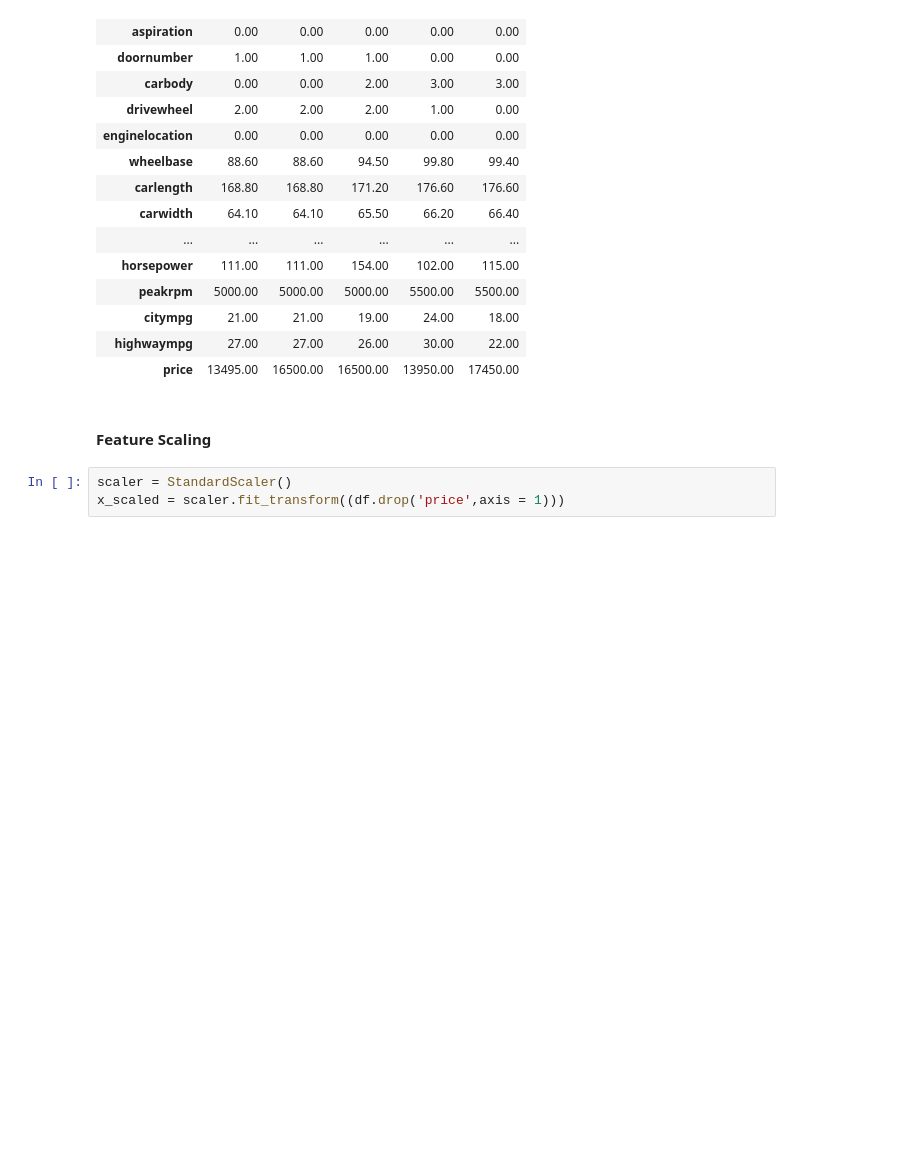
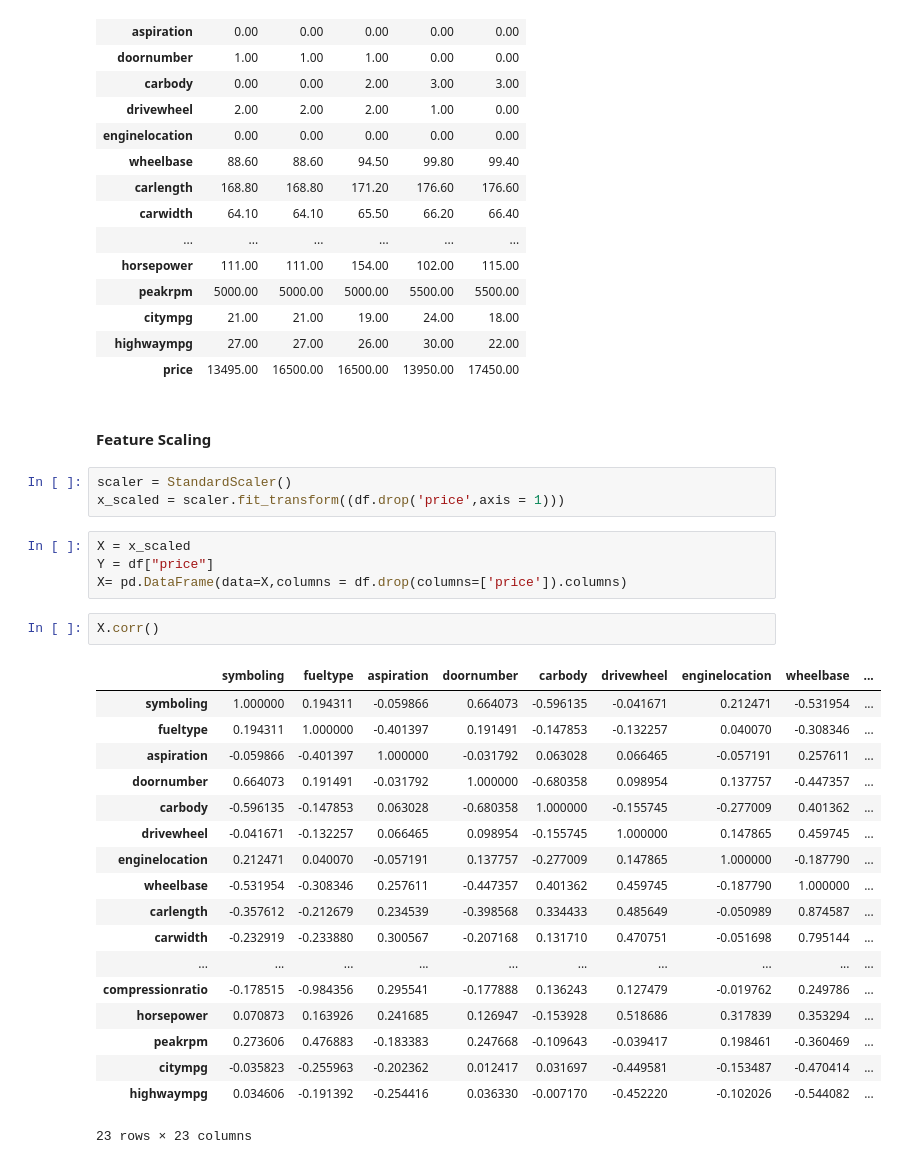
Before and after one commit to Yoyoyamato/scikit-learn, a Jupyter notebook: Supervised/CarPrice_Assignment/CarPrice_analysis.ipynb, the cells around one changed output. Cells and saved outputs as stored; diff of their text form; blank space fills up the shorter version.

```diff
--- a/Supervised/CarPrice_Assignment/CarPrice_analysis.ipynb
+++ b/Supervised/CarPrice_Assignment/CarPrice_analysis.ipynb
@@ -111,3 +115,28 @@ df.head().T
 # %%
 scaler = StandardScaler()
 x_scaled = scaler.fit_transform((df.drop('price',axis = 1)))
+# %%
+X = x_scaled
+Y = df["price"]
+X= pd.DataFrame(data=X,columns = df.drop(columns=['price']).columns)
+# %%
+X.corr()
+# %% [output]
+|  | symboling | fueltype | aspiration | doornumber | carbody | drivewheel | enginelocation | wheelbase | ... |
+| symboling | 1.000000 | 0.194311 | -0.059866 | 0.664073 | -0.596135 | -0.041671 | 0.212471 | -0.531954 | ... |
+| fueltype | 0.194311 | 1.000000 | -0.401397 | 0.191491 | -0.147853 | -0.132257 | 0.040070 | -0.308346 | ... |
+| aspiration | -0.059866 | -0.401397 | 1.000000 | -0.031792 | 0.063028 | 0.066465 | -0.057191 | 0.257611 | ... |
+| doornumber | 0.664073 | 0.191491 | -0.031792 | 1.000000 | -0.680358 | 0.098954 | 0.137757 | -0.447357 | ... |
+| carbody | -0.596135 | -0.147853 | 0.063028 | -0.680358 | 1.000000 | -0.155745 | -0.277009 | 0.401362 | ... |
+| drivewheel | -0.041671 | -0.132257 | 0.066465 | 0.098954 | -0.155745 | 1.000000 | 0.147865 | 0.459745 | ... |
+| enginelocation | 0.212471 | 0.040070 | -0.057191 | 0.137757 | -0.277009 | 0.147865 | 1.000000 | -0.187790 | ... |
+| wheelbase | -0.531954 | -0.308346 | 0.257611 | -0.447357 | 0.401362 | 0.459745 | -0.187790 | 1.000000 | ... |
+| carlength | -0.357612 | -0.212679 | 0.234539 | -0.398568 | 0.334433 | 0.485649 | -0.050989 | 0.874587 | ... |
+| carwidth | -0.232919 | -0.233880 | 0.300567 | -0.207168 | 0.131710 | 0.470751 | -0.051698 | 0.795144 | ... |
+| ... | ... | ... | ... | ... | ... | ... | ... | ... | ... |
+| compressionratio | -0.178515 | -0.984356 | 0.295541 | -0.177888 | 0.136243 | 0.127479 | -0.019762 | 0.249786 | ... |
+| horsepower | 0.070873 | 0.163926 | 0.241685 | 0.126947 | -0.153928 | 0.518686 | 0.317839 | 0.353294 | ... |
+| peakrpm | 0.273606 | 0.476883 | -0.183383 | 0.247668 | -0.109643 | -0.039417 | 0.198461 | -0.360469 | ... |
+| citympg | -0.035823 | -0.255963 | -0.202362 | 0.012417 | 0.031697 | -0.449581 | -0.153487 | -0.470414 | ... |
+| highwaympg | 0.034606 | -0.191392 | -0.254416 | 0.036330 | -0.007170 | -0.452220 | -0.102026 | -0.544082 | ... |
+23 rows × 23 columns
```
Also changed, not shown: parts of 18 cells of this notebook.
